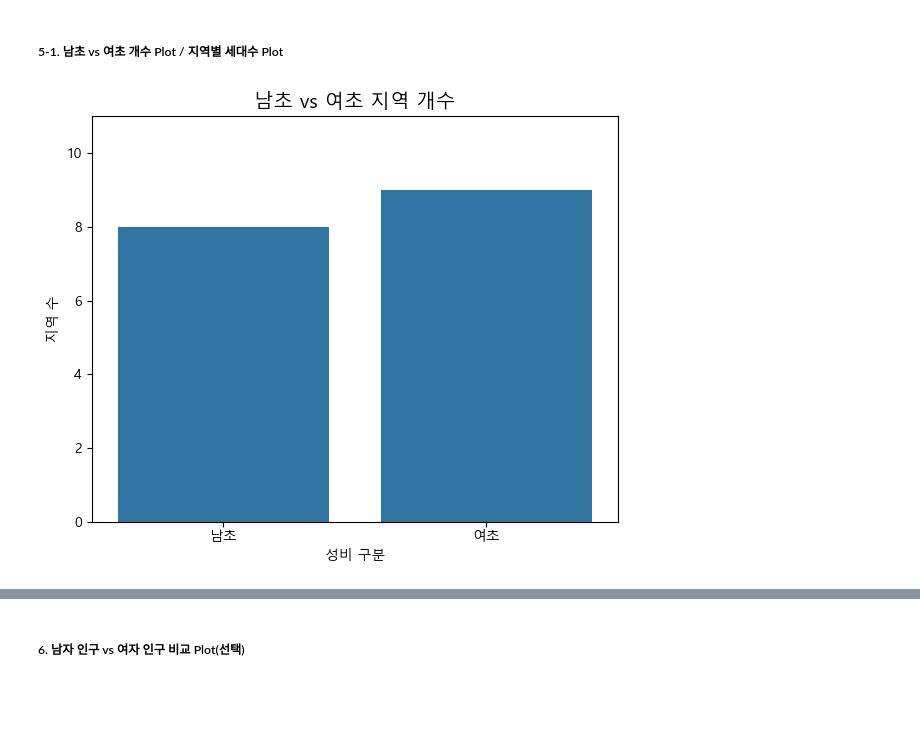
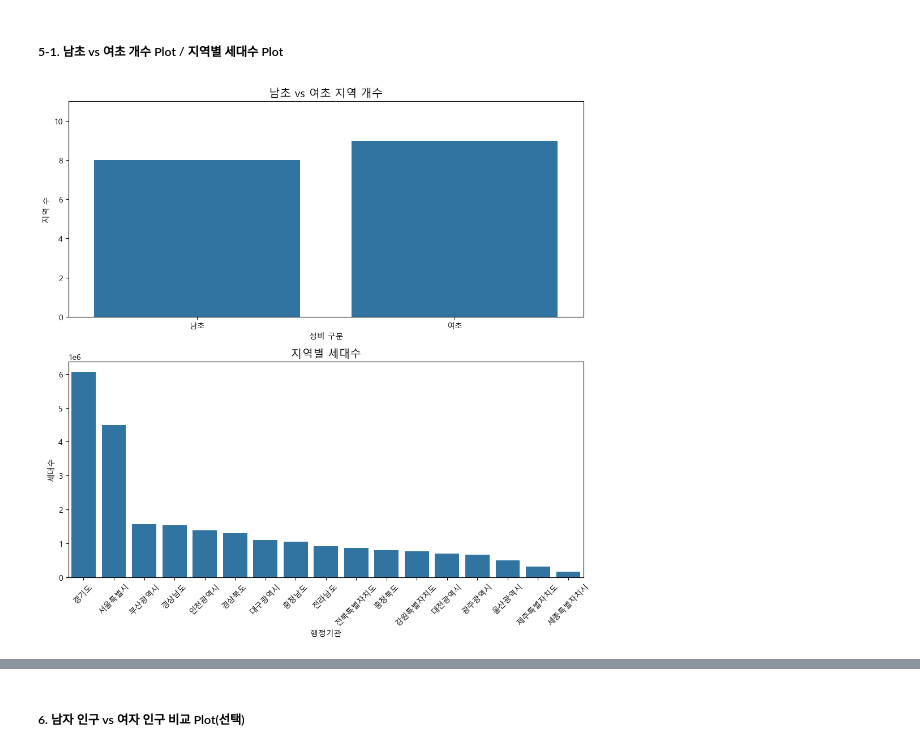
Before and after one commit to qlzmfl0714123/Python_Webscraping_Analysis, a Jupyter notebook: 연습문제/04_인구현황분석.ipynb, the cells around one changed output, grey strips where cells are left out. Saved outputs shown, nothing was run; the diff lists cells and outputs as text; code cells hidden in the pictures; blank space fills up the shorter version.

```diff
--- a/연습문제/04_인구현황분석.ipynb
+++ b/연습문제/04_인구현황분석.ipynb
@@ -241,29 +241,39 @@ top_df
 # %% [markdown]
 ##### 5-1. 남초 vs 여초 개수 Plot  /  지역별 세대수 Plot
 # %%
+import pandas as pd
+import matplotlib.pyplot as plt
+import seaborn as sns
+
+df_all = pd.read_csv('../data/인구현황.csv', encoding='utf-8')
+df_all = df_all[df_all['행정기관'] != '전국']
+
 top = df_all.groupby('행정기관', sort=False)['남여 비율'].mean()
-
 top_df = top.reset_index()
 top_df.columns = ['행정기관', '남여 비율']
-
 top_df['성비 구분'] = top_df['남여 비율'].apply(lambda x: '남초' if x > 1.00 else '여초')
 
+total_pop = df_all.copy()
+total_pop = total_pop.sort_values(by='세대수', ascending=False)
 
+fig, axs = plt.subplots(2, 1, figsize=(10, 10))
 
-count_df = top_df['성비 구분'].value_counts().reset_index()
-count_df.columns = ['성비 구분', '지역 수']
+# 첫 번째 subplot - countplot
+sns.countplot(data=top_df, x='성비 구분', order=['남초', '여초'], ax=axs[0])
+axs[0].set_title('남초 vs 여초 지역 개수', fontsize=14)
+axs[0].set_xlabel('성비 구분')
+axs[0].set_ylabel('지역 수')
+axs[0].set_ylim(0, top_df['성비 구분'].value_counts().max() + 2)
 
+# 두 번째 subplot - barplot
+sns.barplot(x='행정기관', y='세대수', data=total_pop, ax=axs[1])
+axs[1].set_title('지역별 세대수', fontsize=14)
+axs[1].set_xlabel('행정기관')
+axs[1].set_ylabel('세대수')
+axs[1].tick_params(axis='x', rotation=45)
 
-count_df = count_df.set_index('성비 구분').reindex(['남초', '여초']).reset_index()
-
-plt.figure(figsize=(6, 5))
-sns.barplot(data=count_df, x='성비 구분', y='지역 수')
-
-plt.title('남초 vs 여초 지역 개수', fontsize=14)
-plt.xlabel('성비 구분')
-plt.ylabel('지역 수')
-plt.ylim(0, count_df['지역 수'].max() + 2)
+# 레이아웃 조정
 plt.tight_layout()
 plt.show()
 # %% [output]
-[figure, old version]
+[figure, new version]
```
Also changed, not shown: parts of 1 cell of this notebook, 1 other file.
